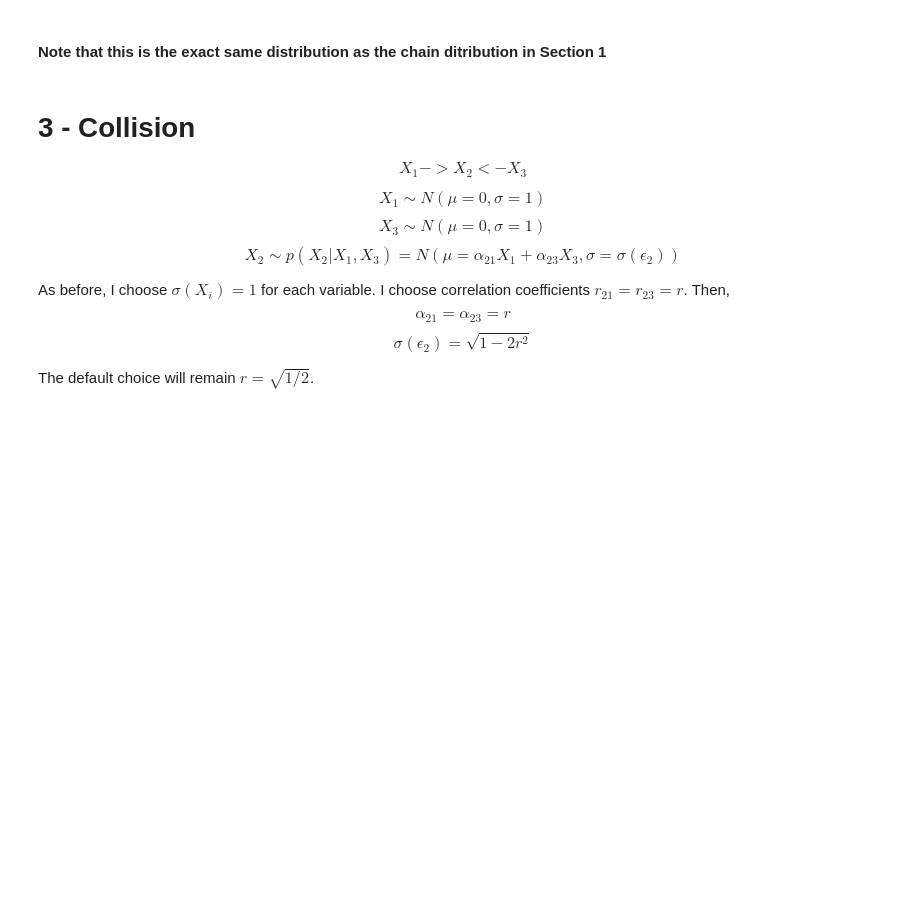
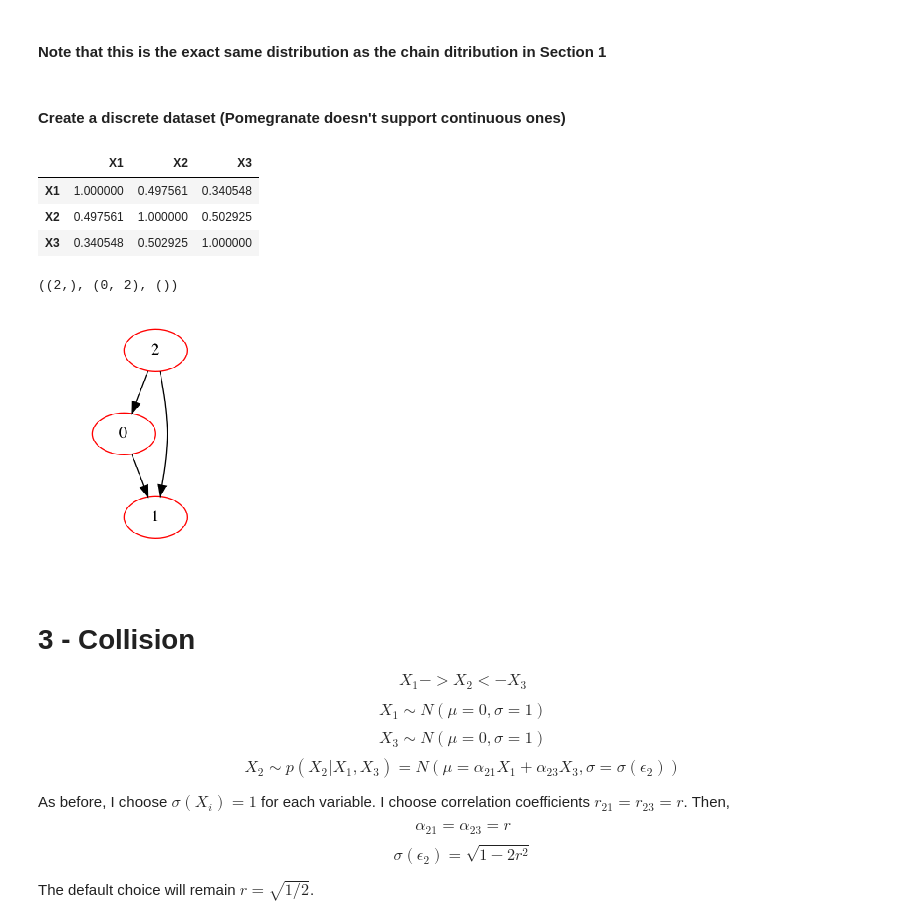
Before and after one commit to rdputter/Bayesian-Networks, a Jupyter notebook: Notebooks/Gen_BayesianNetwork_Data-v1.ipynb, the cells around one changed output. Drawn from its saved outputs; the diff is of its cells as text; code cells hidden in the pictures; blank space fills up the shorter version.

```diff
--- a/Notebooks/Gen_BayesianNetwork_Data-v1.ipynb
+++ b/Notebooks/Gen_BayesianNetwork_Data-v1.ipynb
@@ -103,6 +124,7 @@ def generate_fork(n_samples, r):
     fork_data = pd.DataFrame({'X1': X1, 'X2': X2, 'X3': X3})
     return fork_data
 # %%
+n_samples = 20000
 fork_data = generate_fork(n_samples, r)
 # %%
 fork_data.std()
@@ -128,3 +150,7 @@ g.map_offdiag(sns.kdeplot, n_levels=6);
 #### Note that this is the exact same distribution as the chain ditribution in Section 1
 # %%
 fork_data.to_csv('../Data/fork.csv', index=False)
+# %% [markdown]
+#### Create a discrete dataset (Pomegranate doesn't support continuous ones)
+# %%
+fork_data_discrete = (fork_data > 0).astype(int)
@@ -131,3 +159,18 @@ fork_data.to_csv('../Data/fork.csv', index=False)
+# %%
+fork_data_discrete.corr()
+# %% [output]
+|  | X1 | X2 | X3 |
+| X1 | 1.000000 | 0.497561 | 0.340548 |
+| X2 | 0.497561 | 1.000000 | 0.502925 |
+| X3 | 0.340548 | 0.502925 | 1.000000 |
+# %%
+model_fork = BayesianNetwork("fork_diagram").from_samples(fork_data_discrete.values, algorithm='exact')
+# %%
+print model_fork.structure
+model_chain.plot()
+# %% [output]
+((2,), (0, 2), ())
+[figure, added]
 # %% [markdown]
 # 3 - Collision
 
```
Also changed, not shown: parts of 7 cells of this notebook.
